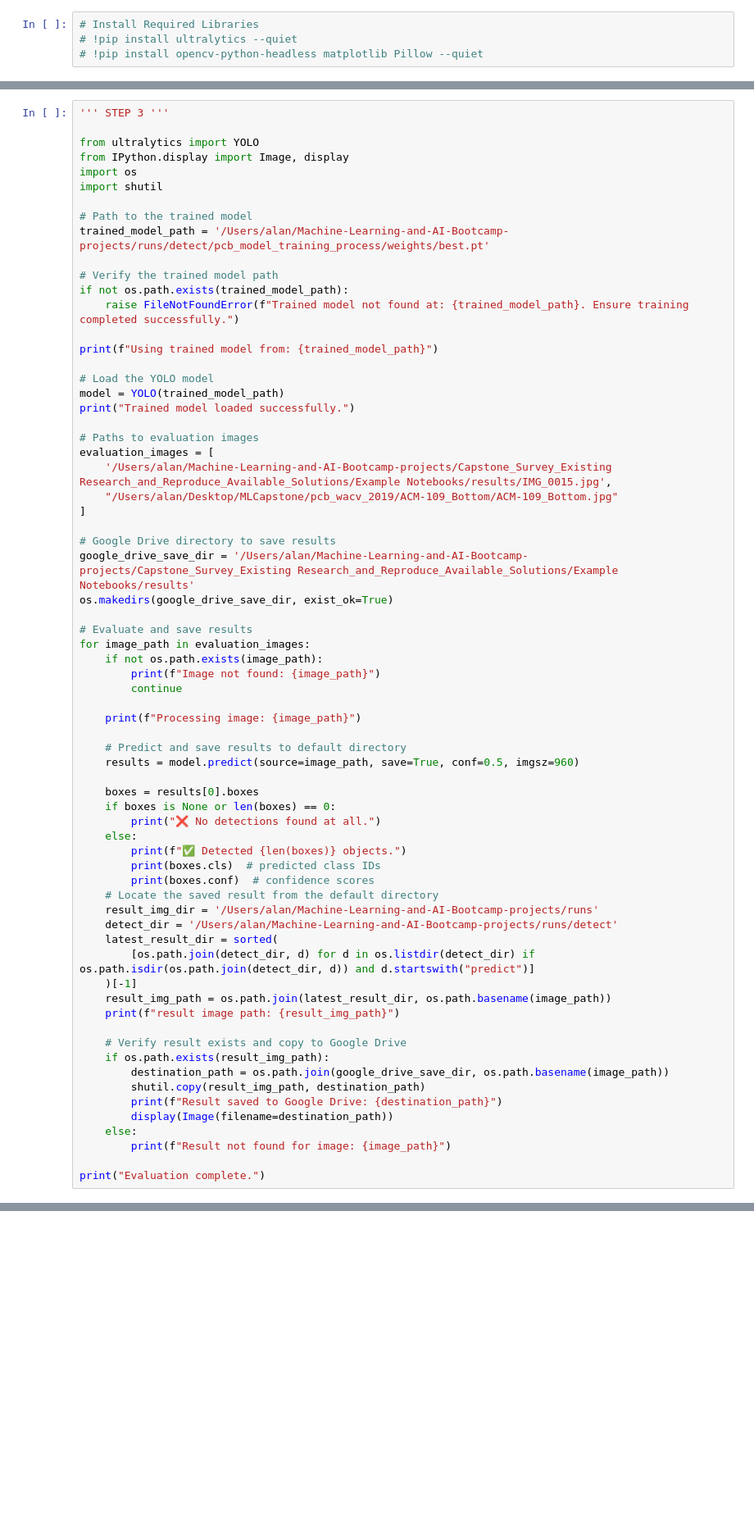
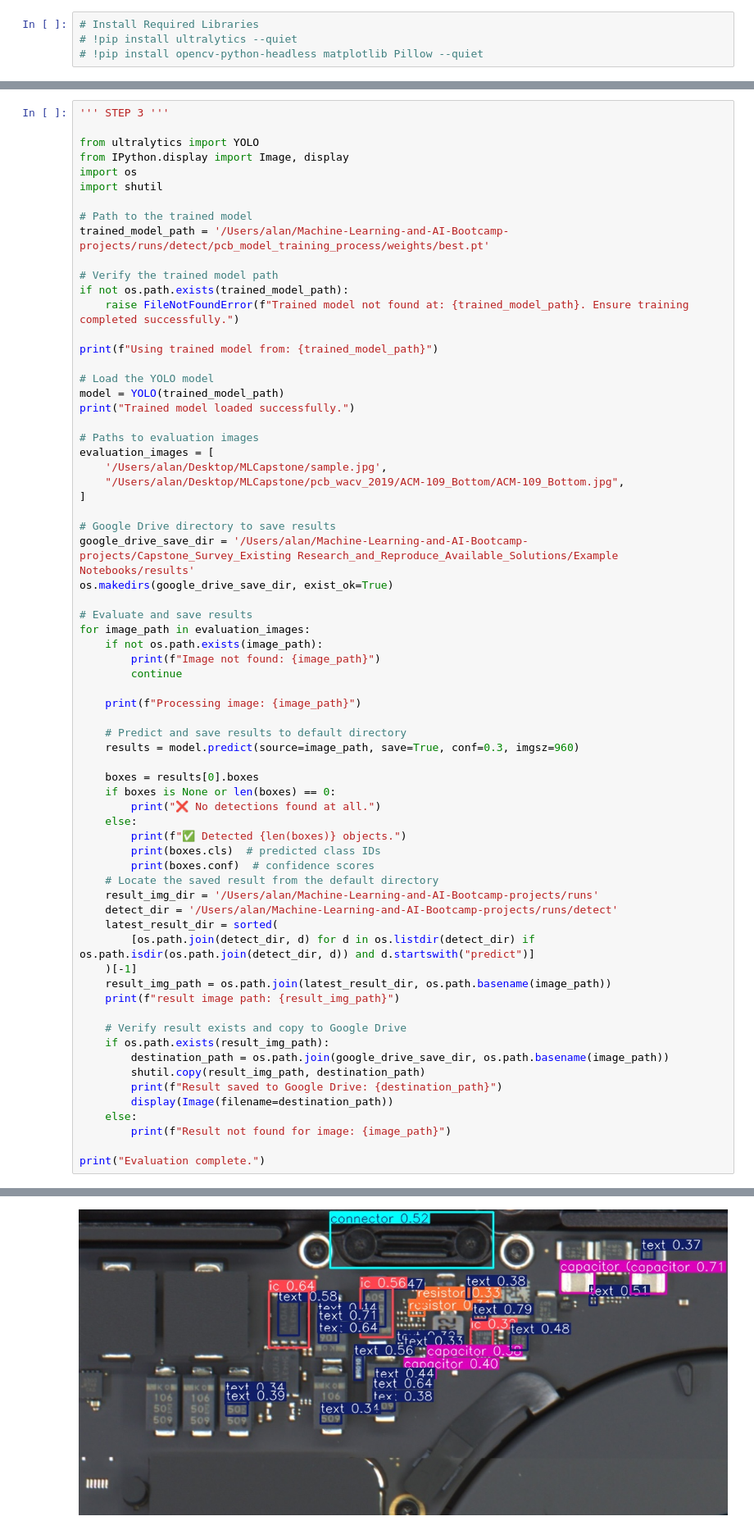
Before and after one commit to atian0820/Machine-Learning-and-AI-Bootcamp-projects, a Jupyter notebook: Capstone_Survey_Existing Research_and_Reproduce_Available_Solutions/Example Notebooks/yolo_v8_example.ipynb, the cells around one changed output, grey strips where cells are left out. Shown at 82% size. Cells and saved outputs as stored; diff of their text form; blank space fills up the shorter version.

Commit message:
update results

```diff
--- a/Capstone_Survey_Existing Research_and_Reproduce_Available_Solutions/Example Notebooks/yolo_v8_example.ipynb
+++ b/Capstone_Survey_Existing Research_and_Reproduce_Available_Solutions/Example Notebooks/yolo_v8_example.ipynb
@@ -271,8 +216,8 @@ print("Trained model loaded successfully.")
 
 # Paths to evaluation images
 evaluation_images = [
-    '/Users/alan/Machine-Learning-and-AI-Bootcamp-projects/Capstone_Survey_Existing Research_and_Reproduce_Available_Solutions/Example Notebooks/results/IMG_0015.jpg',
-    "/Users/alan/Desktop/MLCapstone/pcb_wacv_2019/ACM-109_Bottom/ACM-109_Bottom.jpg"
+    '/Users/alan/Desktop/MLCapstone/sample.jpg',
+    "/Users/alan/Desktop/MLCapstone/pcb_wacv_2019/ACM-109_Bottom/ACM-109_Bottom.jpg",
 ]
 
 # Google Drive directory to save results
@@ -288,7 +233,7 @@ for image_path in evaluation_images:
     print(f"Processing image: {image_path}")
 
     # Predict and save results to default directory
-    results = model.predict(source=image_path, save=True, conf=0.5, imgsz=960)
+    results = model.predict(source=image_path, save=True, conf=0.3, imgsz=960)
 
     boxes = results[0].boxes
     if boxes is None or len(boxes) == 0:
@@ -316,3 +261,4 @@ for image_path in evaluation_images:
         print(f"Result not found for image: {image_path}")
 
 print("Evaluation complete.")
+# %% [output]
@@ -318,0 +277 @@ print("Evaluation complete.")
+[figure, added]
```
Also changed, not shown: parts of 5 cells of this notebook, 6 other files.
